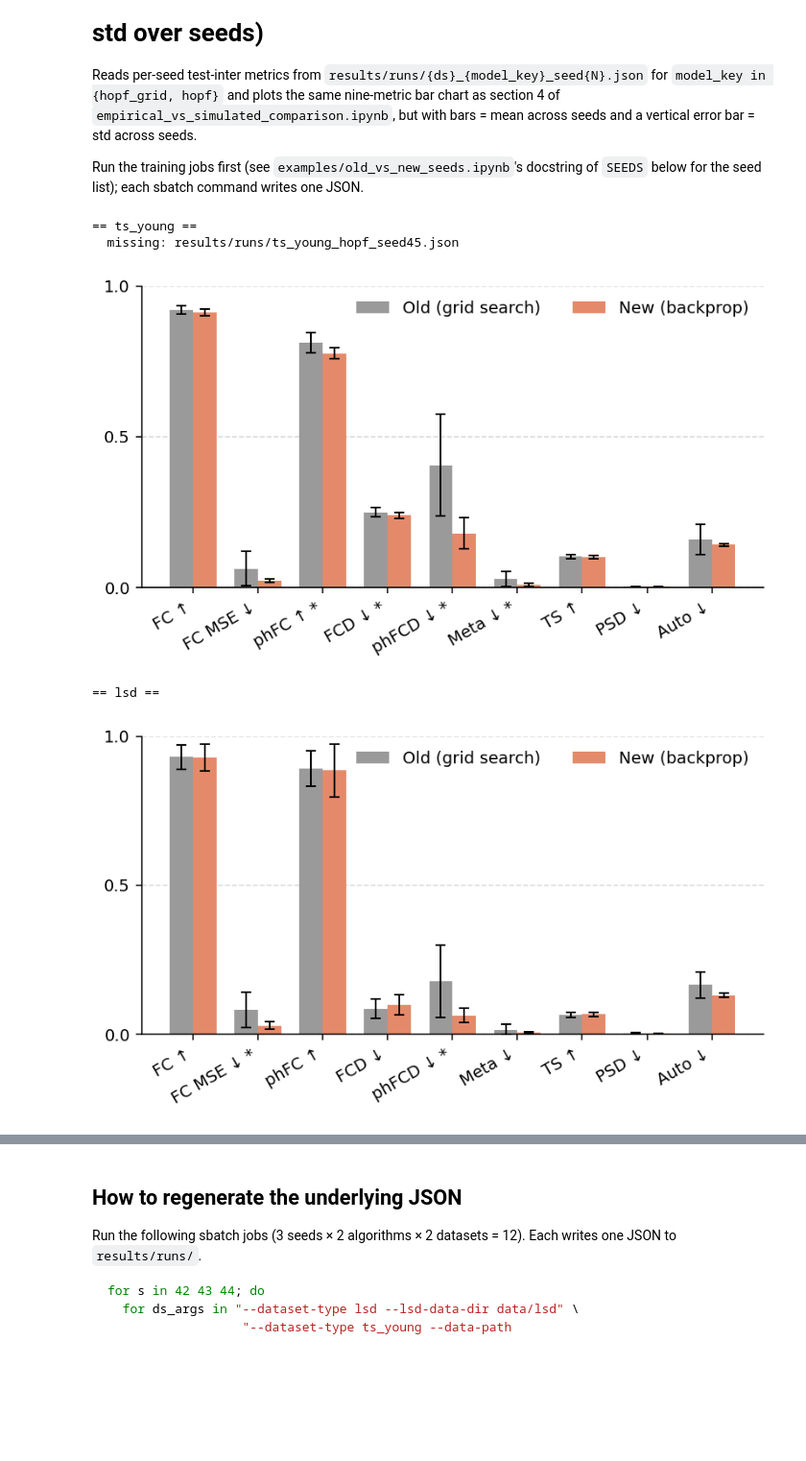
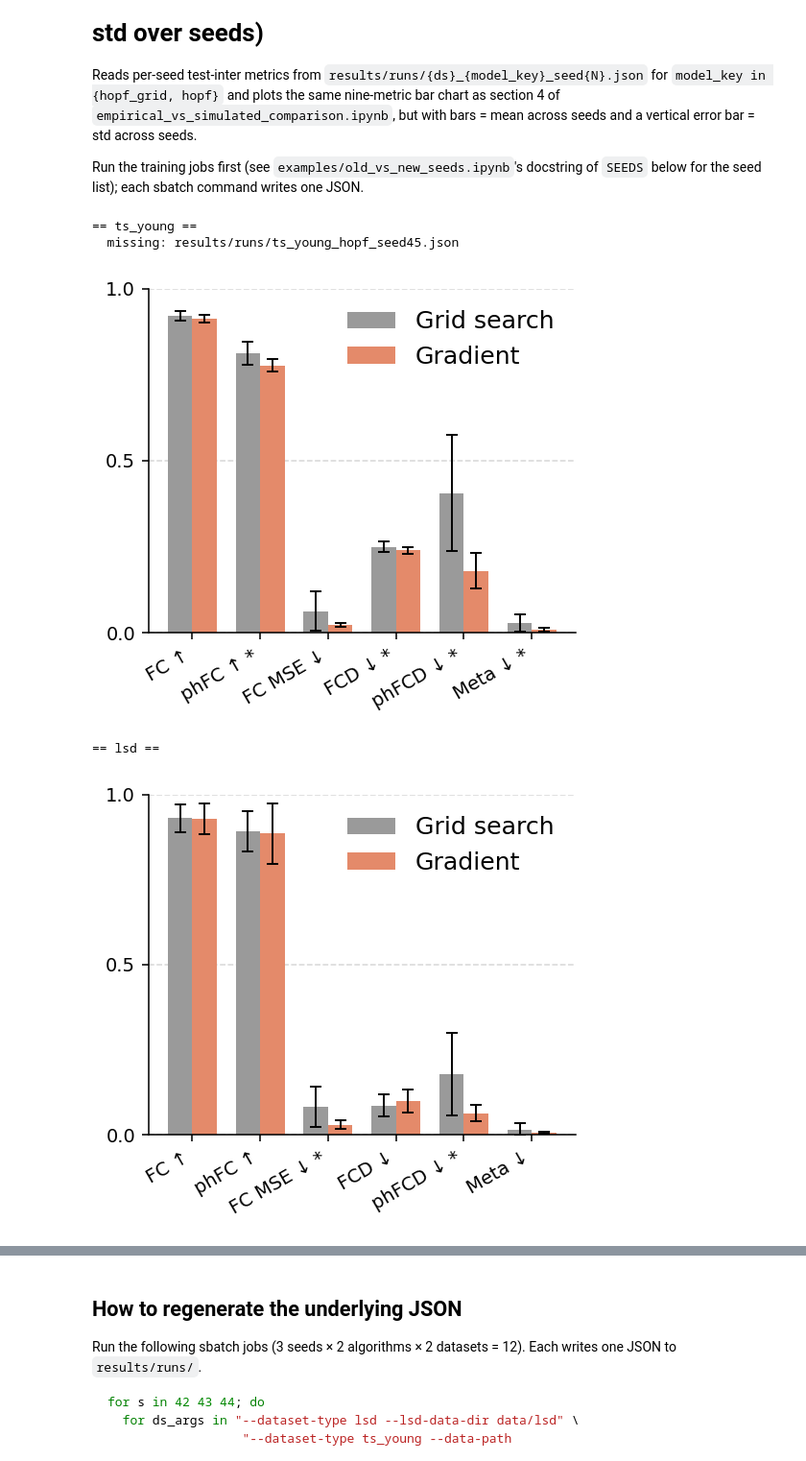
Before and after one commit to dani2442/neuroscience_control, a Jupyter notebook: examples/old_vs_new_seeds.ipynb, the cells around one changed output, grey strips where cells are left out. Shown at 96% size. Cells and saved outputs as stored; diff of their text form; code cells hidden in the pictures; blank space fills up the shorter version.

```diff
--- a/examples/old_vs_new_seeds.ipynb
+++ b/examples/old_vs_new_seeds.ipynb
@@ -19,7 +19,7 @@ if str(project_root) not in sys.path:
 
 plt.rcParams['figure.dpi'] = 140
 # %%
-SEEDS = [42, 43, 44]
+SEEDS = [42, 43, 44, 45, 46, 47, 48, 49, 50, 51]
 DATASETS = ['ts_young', 'lsd']  # rendered as separate figures
 DATASET_TITLES = {'ts_young': 'HCP Dataset', 'lsd': 'LSD Dataset'}
 RESULTS_DIR = project_root / 'results' / 'runs'
@@ -32,14 +32,14 @@ for sub in ['images/comparison', 'images_png/comparison', 'images_svg/comparison
 # in src/training/evaluation.py).
 METRICS = [
     ('FC \u2191',     'fc_correlation',          True),
+    ('phFC \u2191',   'phase_fc_correlation',    True),
     ('FC MSE \u2193', 'fc_mse',                  False),
-    ('phFC \u2191',   'phase_fc_correlation',    True),
     ('FCD \u2193',    'fcd_ks',                  False),
     ('phFCD \u2193',  'phfcd_ks',                False),
     ('Meta \u2193',   'metastability_diff',      False),
-    ('TS \u2191',     'temporal_correlation',    True),
-    ('PSD \u2193',    'power_spectrum_distance', False),
-    ('Auto \u2193',   'autocorr_distance',       False),
+    #('TS \u2191',     'temporal_correlation',    True),
+    #('PSD \u2193',    'power_spectrum_distance', False),
+    #('Auto \u2193',   'autocorr_distance',       False),
 ]
 
 OLD_KEY = 'hopf_grid'
@@ -117,40 +117,40 @@ def plot_old_vs_new_seeds(ax, old_arr, new_arr, title):
     old_mean, old_std = mean_std(old_arr)
     new_mean, new_std = mean_std(new_arr)
     ax.bar(x - width / 2, old_mean, width, yerr=old_std, color=OLD_COLOR,
-           edgecolor='none', capsize=3, label=f'Old (grid search)',
+           edgecolor='none', capsize=3, label=f'Grid search',
            error_kw=dict(ecolor='black', lw=1.0))
     ax.bar(x + width / 2, new_mean, width, yerr=new_std, color=NEW_COLOR,
-           edgecolor='none', capsize=3, label=f'New (backprop)',
+           edgecolor='none', capsize=3, label=f'Gradient',
            error_kw=dict(ecolor='black', lw=1.0))
     ax.set_xticks(x)
     ax.set_xticklabels(labels, fontsize=10, rotation=30, ha='right')
     ax.set_ylim(0, 1.0)
     ax.set_yticks([0.0, 0.5, 1.0])
     # ax.set_title(title, fontsize=14)
     ax.yaxis.grid(True, linestyle='--', alpha=0.5)
     ax.set_axisbelow(True)
     for spine in ('top', 'right'):
         ax.spines[spine].set_visible(False)
 
 
-fig_w = max(4.0, 0.6 * len(METRICS) + 0.5)
+fig_w = 3.8
 for ds in DATASETS:
     print(f'\n== {ds} ==')
     old_arr = load_seed_metrics(ds, OLD_KEY)
     new_arr = load_seed_metrics(ds, NEW_KEY)
     fig, ax = plt.subplots(figsize=(fig_w, 3.5))
     fig.patch.set_alpha(0.0)
     plot_old_vs_new_seeds(ax, old_arr, new_arr, DATASET_TITLES.get(ds, ds))
-    ax.legend(loc='upper right', bbox_to_anchor=(1.0, 1.0), frameon=False, fontsize=10, ncols=2)
+    ax.legend(loc='upper right', bbox_to_anchor=(1.0, 1.0), frameon=False, fontsize=13, ncols=1)
     plt.tight_layout()
     save(fig, f'{ds}_old_vs_new_hopf_seeds')
     plt.show()
 # %% [output]
 == ts_young ==
   missing: results/runs/ts_young_hopf_seed45.json
-[figure, old version]
+[figure, new version]
 == lsd ==
-[figure, old version]
+[figure, new version]
 # %%
 from scipy.stats import wilcoxon
 
```
Also changed, not shown: parts of 1 cell of this notebook, 10 other files.
